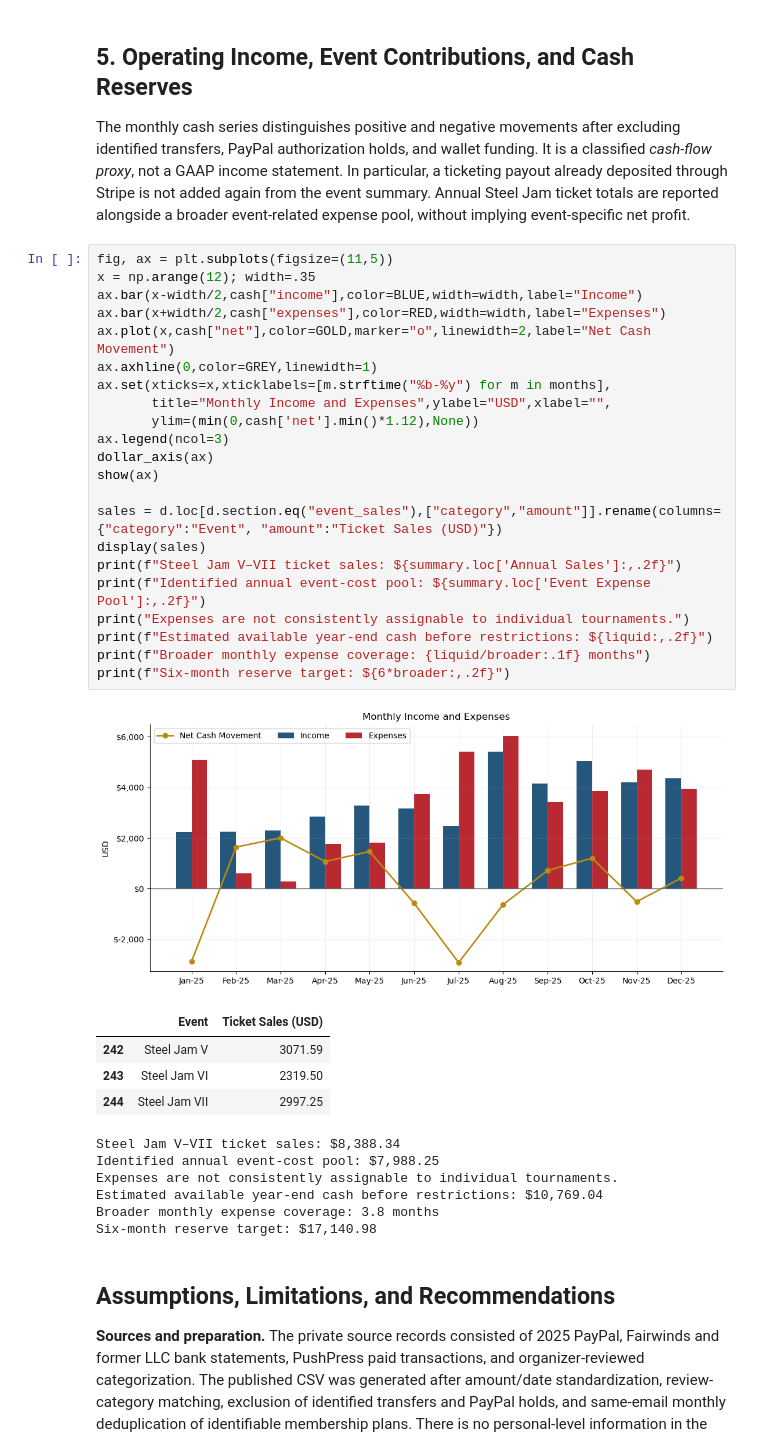
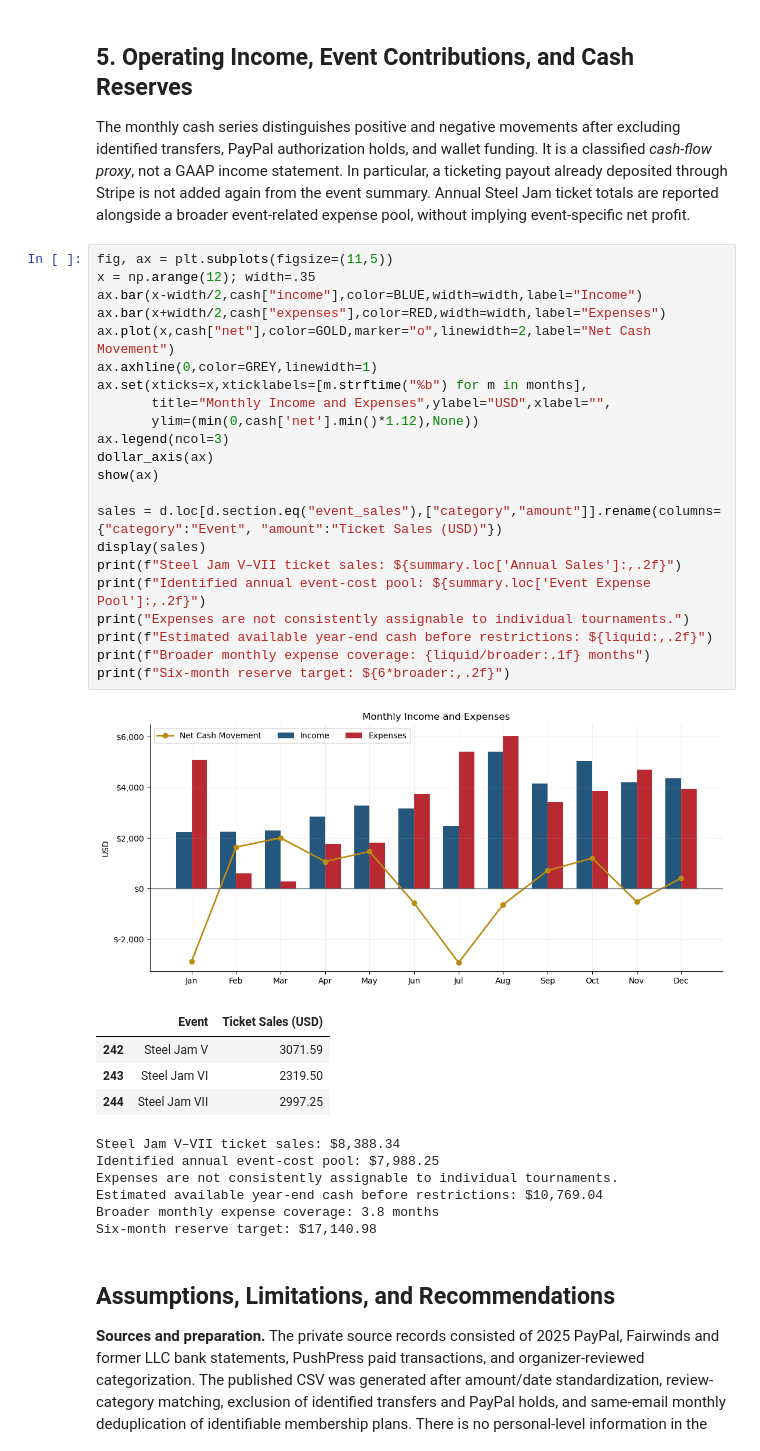
Before and after one commit to JohnKnoch/Nonprofit-Financial-Sustainability-Report, a Jupyter notebook: Crossroads_Financial_Sustainability_2025.ipynb, the cells around one changed output. Saved outputs shown, nothing was run; the diff lists cells and outputs as text.

```diff
--- a/Crossroads_Financial_Sustainability_2025.ipynb
+++ b/Crossroads_Financial_Sustainability_2025.ipynb
@@ -206,27 +194,27 @@ The monthly cash series distinguishes positive and negative movements after excl
 # %%
 fig, ax = plt.subplots(figsize=(11,5))
 x = np.arange(12); width=.35
 ax.bar(x-width/2,cash["income"],color=BLUE,width=width,label="Income")
 ax.bar(x+width/2,cash["expenses"],color=RED,width=width,label="Expenses")
 ax.plot(x,cash["net"],color=GOLD,marker="o",linewidth=2,label="Net Cash Movement")
 ax.axhline(0,color=GREY,linewidth=1)
-ax.set(xticks=x,xticklabels=[m.strftime("%b-%y") for m in months],
+ax.set(xticks=x,xticklabels=[m.strftime("%b") for m in months],
        title="Monthly Income and Expenses",ylabel="USD",xlabel="",
        ylim=(min(0,cash['net'].min()*1.12),None))
 ax.legend(ncol=3)
 dollar_axis(ax)
 show(ax)
 
 sales = d.loc[d.section.eq("event_sales"),["category","amount"]].rename(columns={"category":"Event", "amount":"Ticket Sales (USD)"})
 display(sales)
 print(f"Steel Jam V–VII ticket sales: ${summary.loc['Annual Sales']:,.2f}")
 print(f"Identified annual event-cost pool: ${summary.loc['Event Expense Pool']:,.2f}")
 print("Expenses are not consistently assignable to individual tournaments.")
 print(f"Estimated available year-end cash before restrictions: ${liquid:,.2f}")
 print(f"Broader monthly expense coverage: {liquid/broader:.1f} months")
 print(f"Six-month reserve target: ${6*broader:,.2f}")
 # %% [output]
-[figure, old version]
+[figure, new version]
 |  | Event | Ticket Sales (USD) |
 | 242 | Steel Jam V | 3071.59 |
 | 243 | Steel Jam VI | 2319.50 |
```
Also changed, not shown: parts of 5 cells of this notebook.
